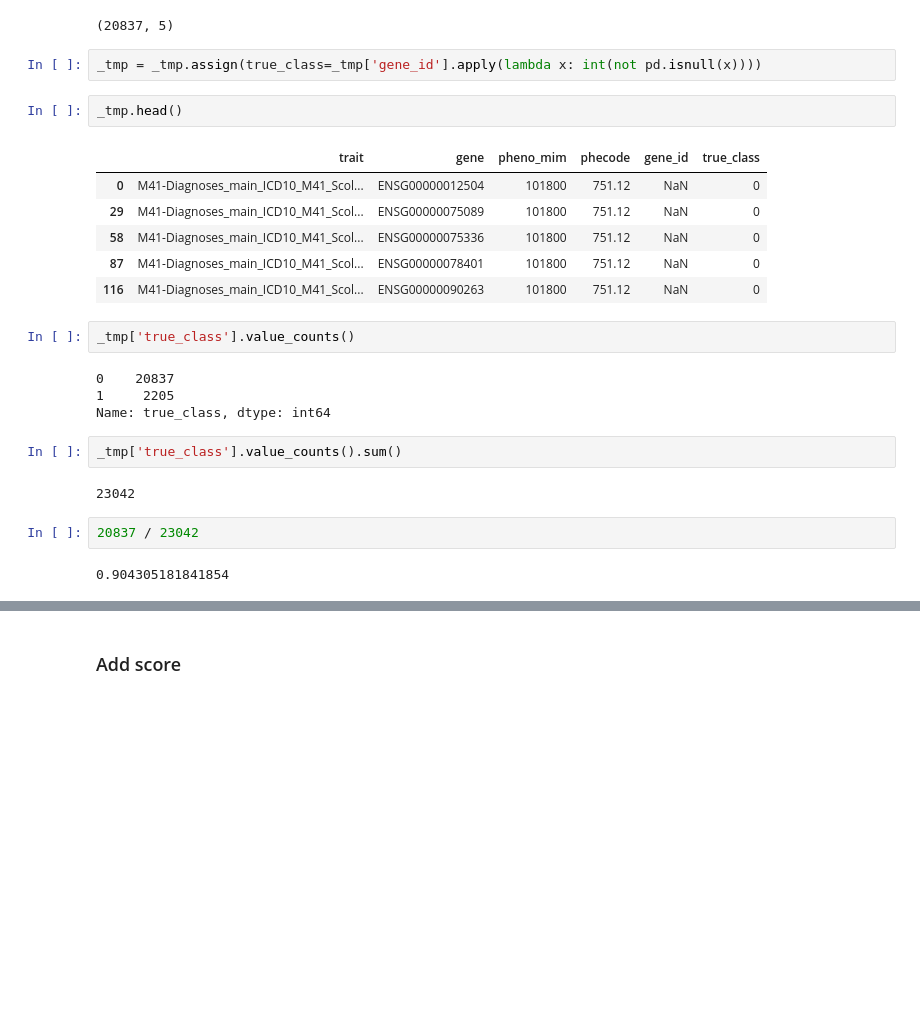
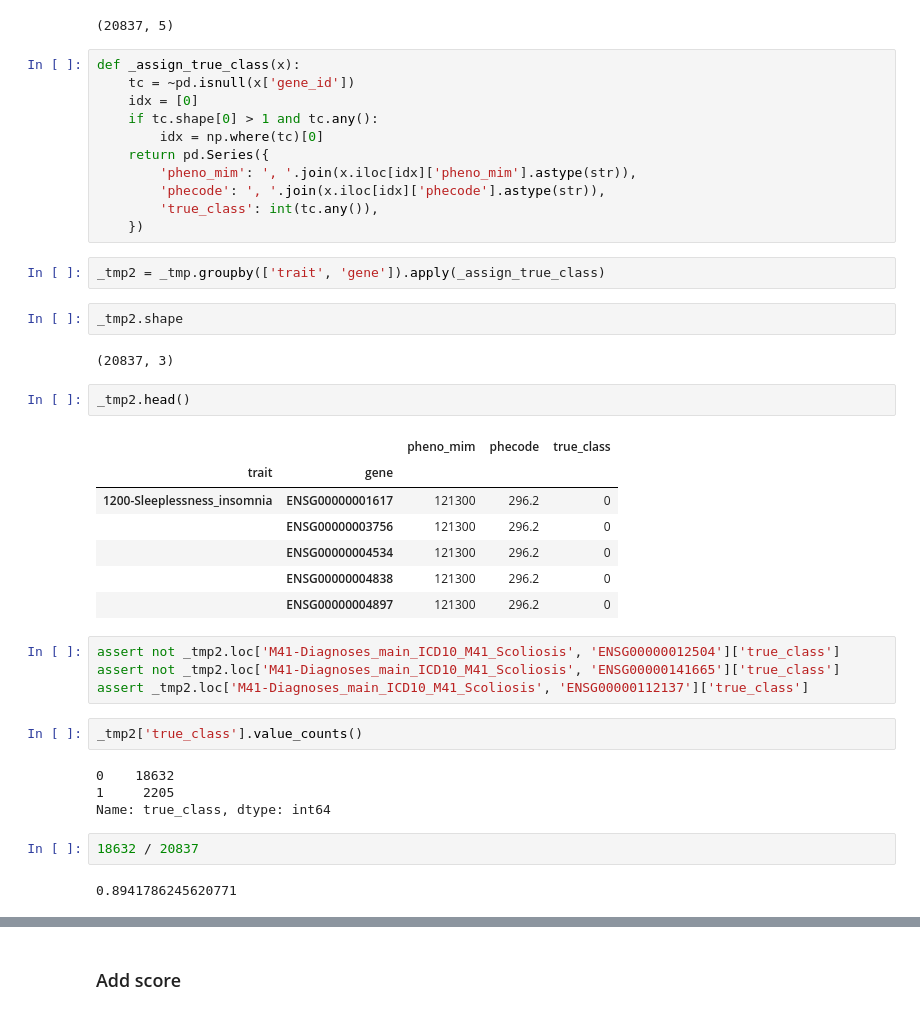
Before and after one commit to hakyimlab/phenomexcan, a Jupyter notebook: scripts/150_validation/11_roc-phewas_catalog_standard-mashr_models.ipynb, the cells around one changed output, grey strips where cells are left out. Saved outputs shown, nothing was run; the diff lists cells and outputs as text; blank space fills up the shorter version.

```diff
--- a/scripts/150_validation/11_roc-phewas_catalog_standard-mashr_models.ipynb
+++ b/scripts/150_validation/11_roc-phewas_catalog_standard-mashr_models.ipynb
@@ -341,29 +362,45 @@ _tmp.shape
 _tmp[_tmp['gene_id'].isna()].shape
 # %% [output]
 (20837, 5)
-# %%
-_tmp = _tmp.assign(true_class=_tmp['gene_id'].apply(lambda x: int(not pd.isnull(x))))
+# %%
+def _assign_true_class(x):
+    tc = ~pd.isnull(x['gene_id'])
+    idx = [0]
+    if tc.shape[0] > 1 and tc.any():
+        idx = np.where(tc)[0]
+    return pd.Series({
+        'pheno_mim': ', '.join(x.iloc[idx]['pheno_mim'].astype(str)),
+        'phecode': ', '.join(x.iloc[idx]['phecode'].astype(str)),
+        'true_class': int(tc.any()),
+    })
+# %%
+_tmp2 = _tmp.groupby(['trait', 'gene']).apply(_assign_true_class)
+# %%
+_tmp2.shape
+# %% [output]
+(20837, 3)
 # %%
-_tmp.head()
+_tmp2.head()
 # %% [output]
-|  | trait | gene | pheno_mim | phecode | gene_id | true_class |
-| 0 | M41-Diagnoses_main_ICD10_M41_Scol... | ENSG00000012504 | 101800 | 751.12 | NaN | 0 |
-| 29 | M41-Diagnoses_main_ICD10_M41_Scol... | ENSG00000075089 | 101800 | 751.12 | NaN | 0 |
-| 58 | M41-Diagnoses_main_ICD10_M41_Scol... | ENSG00000075336 | 101800 | 751.12 | NaN | 0 |
-| 87 | M41-Diagnoses_main_ICD10_M41_Scol... | ENSG00000078401 | 101800 | 751.12 | NaN | 0 |
-| 116 | M41-Diagnoses_main_ICD10_M41_Scol... | ENSG00000090263 | 101800 | 751.12 | NaN | 0 |
+|  |  | pheno_mim | phecode | true_class |
+| trait | gene |  |  |  |
+| 1200-Sleeplessness_insomnia | ENSG00000001617 | 121300 | 296.2 | 0 |
+|  | ENSG00000003756 | 121300 | 296.2 | 0 |
+|  | ENSG00000004534 | 121300 | 296.2 | 0 |
+|  | ENSG00000004838 | 121300 | 296.2 | 0 |
+|  | ENSG00000004897 | 121300 | 296.2 | 0 |
+# %%
+assert not _tmp2.loc['M41-Diagnoses_main_ICD10_M41_Scoliosis', 'ENSG00000012504']['true_class']
+assert not _tmp2.loc['M41-Diagnoses_main_ICD10_M41_Scoliosis', 'ENSG00000141665']['true_class']
+assert _tmp2.loc['M41-Diagnoses_main_ICD10_M41_Scoliosis', 'ENSG00000112137']['true_class']
 # %%
-_tmp['true_class'].value_counts()
+_tmp2['true_class'].value_counts()
 # %% [output]
-0    20837
+0    18632
 1     2205
 Name: true_class, dtype: int64
-# %%
-_tmp['true_class'].value_counts().sum()
-# %% [output]
-23042
-# %%
-20837 / 23042
-# %% [output]
-0.904305181841854
+# %%
+18632 / 20837
+# %% [output]
+0.8941786245620771
 # %%
```
Also changed, not shown: parts of 16 cells of this notebook.
